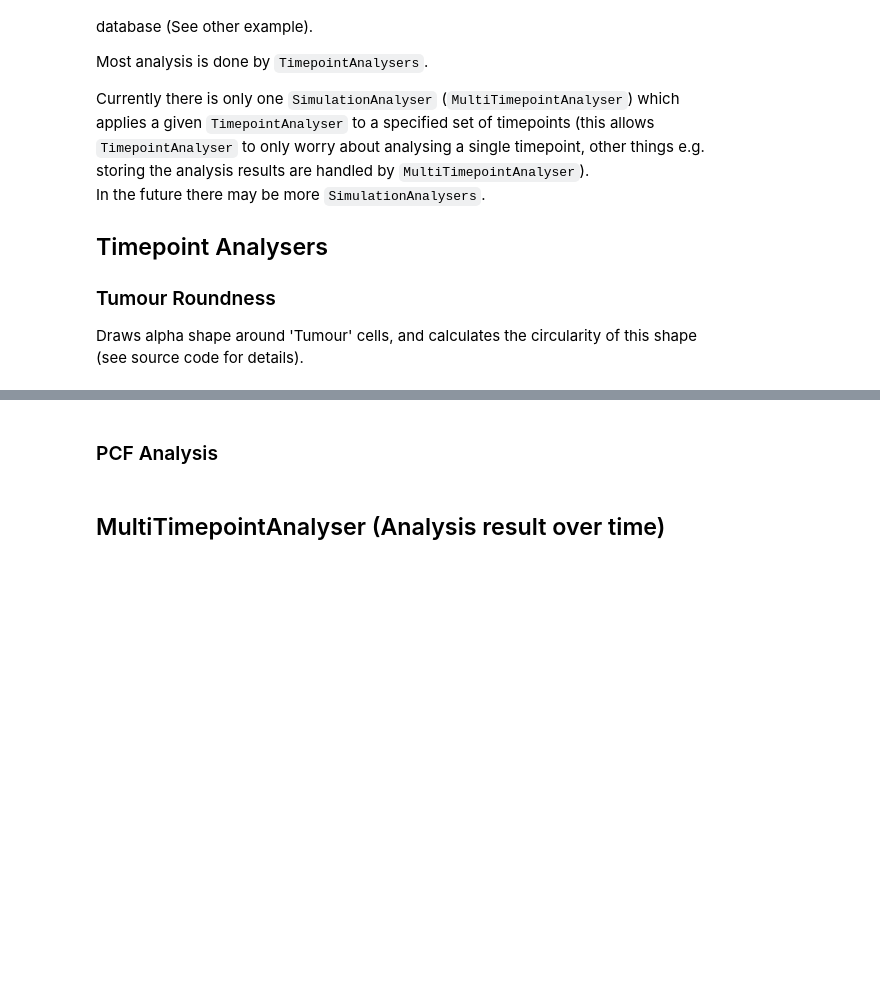
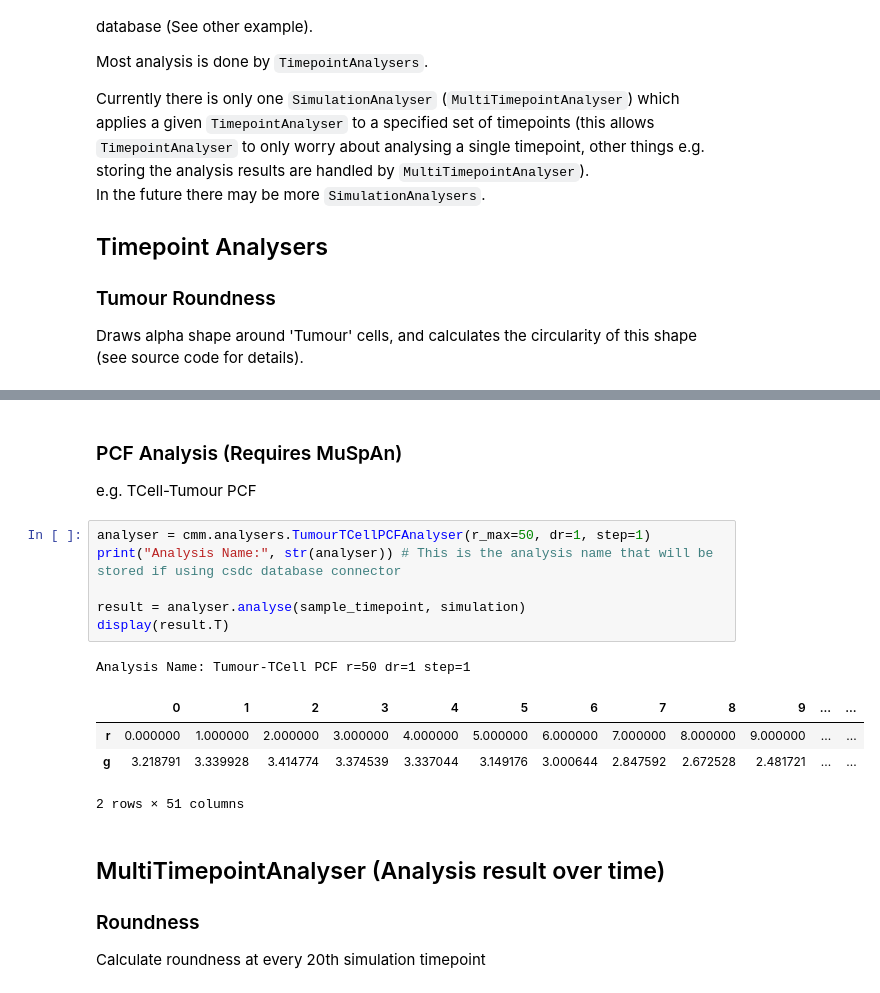
Before and after one commit to NicholasFan235/cell-movie-maker, a Jupyter notebook: examples/Example 3: Performing Analysis.ipynb, the cells around one changed output, grey strips where cells are left out. Saved outputs shown, nothing was run; the diff lists cells and outputs as text; blank space fills up the shorter version.

```diff
--- a/examples/Example 3: Performing Analysis.ipynb
+++ b/examples/Example 3: Performing Analysis.ipynb
@@ -65,5 +151,20 @@ print(str(roundness_analyser))
 # %% [markdown]
-
-###  PCF Analysis
+###  PCF Analysis (Requires MuSpAn)
+e.g. TCell-Tumour PCF
+# %%
+analyser = cmm.analysers.TumourTCellPCFAnalyser(r_max=50, dr=1, step=1)
+print("Analysis Name:", str(analyser)) # This is the analysis name that will be stored if using csdc database connector
+
+result = analyser.analyse(sample_timepoint, simulation)
+display(result.T)
+# %% [output]
+Analysis Name: Tumour-TCell PCF r=50 dr=1 step=1
+|  | 0 | 1 | 2 | 3 | 4 | 5 | 6 | 7 | 8 | 9 | ... | ... |
+| r | 0.000000 | 1.000000 | 2.000000 | 3.000000 | 4.000000 | 5.000000 | 6.000000 | 7.000000 | 8.000000 | 9.000000 | ... | ... |
+| g | 3.218791 | 3.339928 | 3.414774 | 3.374539 | 3.337044 | 3.149176 | 3.000644 | 2.847592 | 2.672528 | 2.481721 | ... | ... |
+2 rows × 51 columns
 # %% [markdown]
 ## MultiTimepointAnalyser (Analysis result over time)
+
+### Roundness
+Calculate roundness at every 20th simulation timepoint
```
Also changed, not shown: parts of 15 cells of this notebook, 12 other files.
